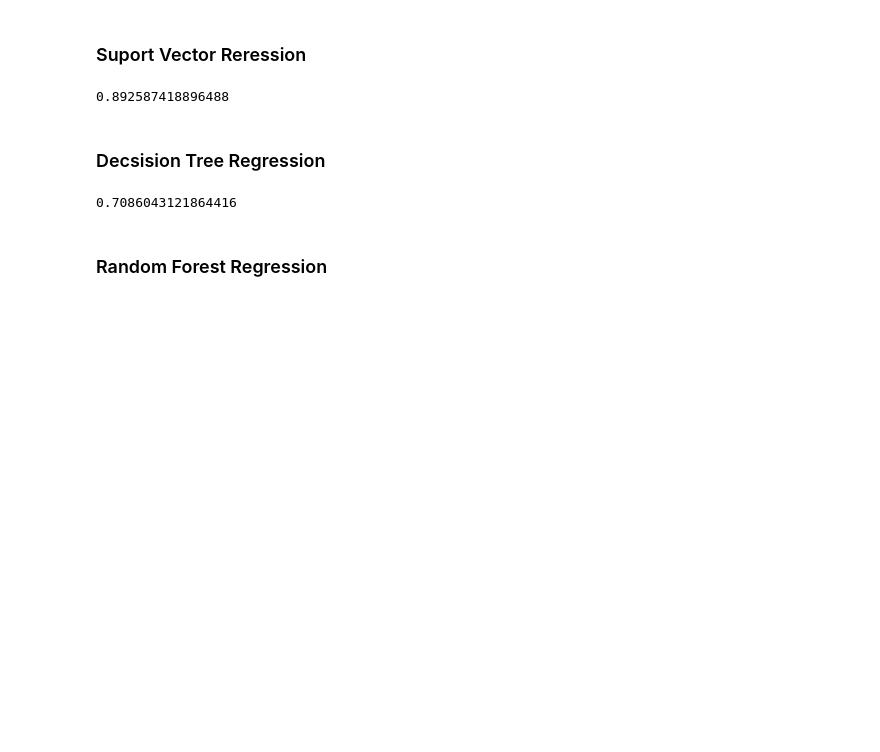
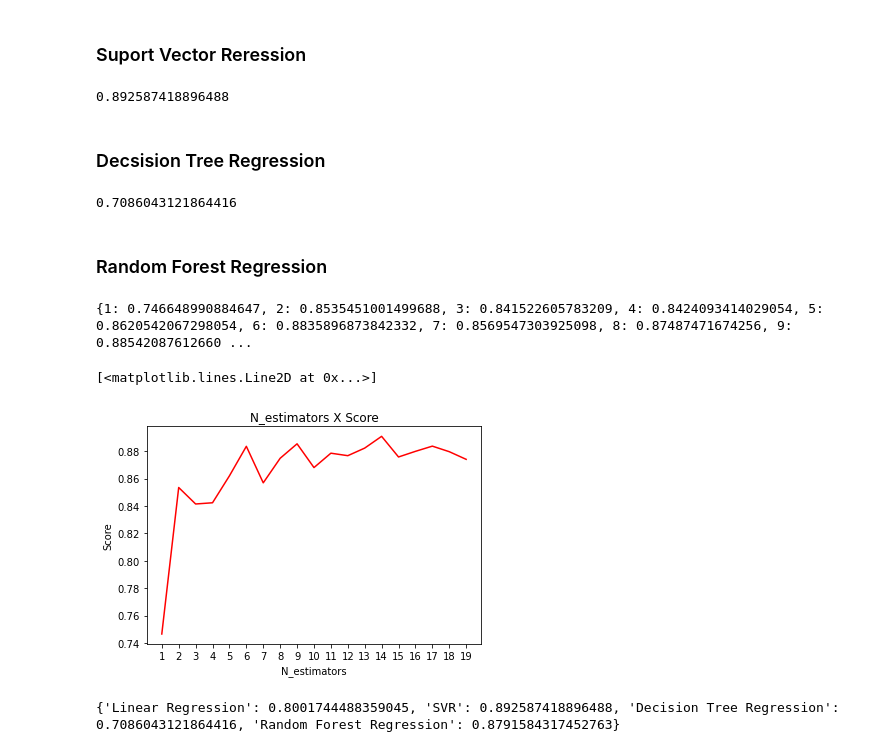
Before and after one commit to marcioGabrielMengali/my-studies, a Jupyter notebook: personal-medical-cost/medial-cost.ipynb, the cells around one changed output. Drawn from its saved outputs; the diff is of its cells as text; code cells hidden in the pictures; blank space fills up the shorter version.

Commit message:
Change n_estimators

```diff
--- a/personal-medical-cost/medial-cost.ipynb
+++ b/personal-medical-cost/medial-cost.ipynb
@@ -296,7 +296,23 @@ model_score['Decision Tree Regression'] = reg.score(X_test,y_test)
 # %% [markdown]
 ### Random Forest Regression
 # %%
-scores_random_forest = []
+scores_random_forest = {}
-# %%
-from sklearn.ensemble import RandomForestRegressor
-reg = RandomForestRegressor(n_estimators=10)
+# %%
+from sklearn.ensemble import RandomForestRegressor
+for i in range(1,20):
+    reg = RandomForestRegressor(n_estimators=i)
+    reg.fit(X_train, y_train)
+    scores_random_forest[i] = reg.score(X_test,y_test)
+print(scores_random_forest)
+# %% [output]
+{1: 0.746648990884647, 2: 0.8535451001499688, 3: 0.841522605783209, 4: 0.8424093414029054, 5: 0.8620542067298054, 6: 0.8835896873842332, 7: 0.8569547303925098, 8: 0.87487471674256, 9: 0.88542087612660 ...
+# %%
+import matplotlib.pyplot as plt
+plt.title('N_estimators X Score')
+plt.xlabel('N_estimators')
+plt.ylabel('Score')
+plt.xticks(np.arange(20),np.arange(20))
+plt.plot(scores_random_forest.keys(),scores_random_forest.values(),color='red')
+# %% [output]
+[<matplotlib.lines.Line2D at 0x...>]
+[figure, added]
@@ -302,0 +325,4 @@ reg = RandomForestRegressor(n_estimators=10)
+# %%
+print(model_score)
+# %% [output]
+{'Linear Regression': 0.8001744488359045, 'SVR': 0.892587418896488, 'Decision Tree Regression': 0.7086043121864416, 'Random Forest Regression': 0.8791584317452763}
```
Also changed, not shown: parts of 1 cell of this notebook.
